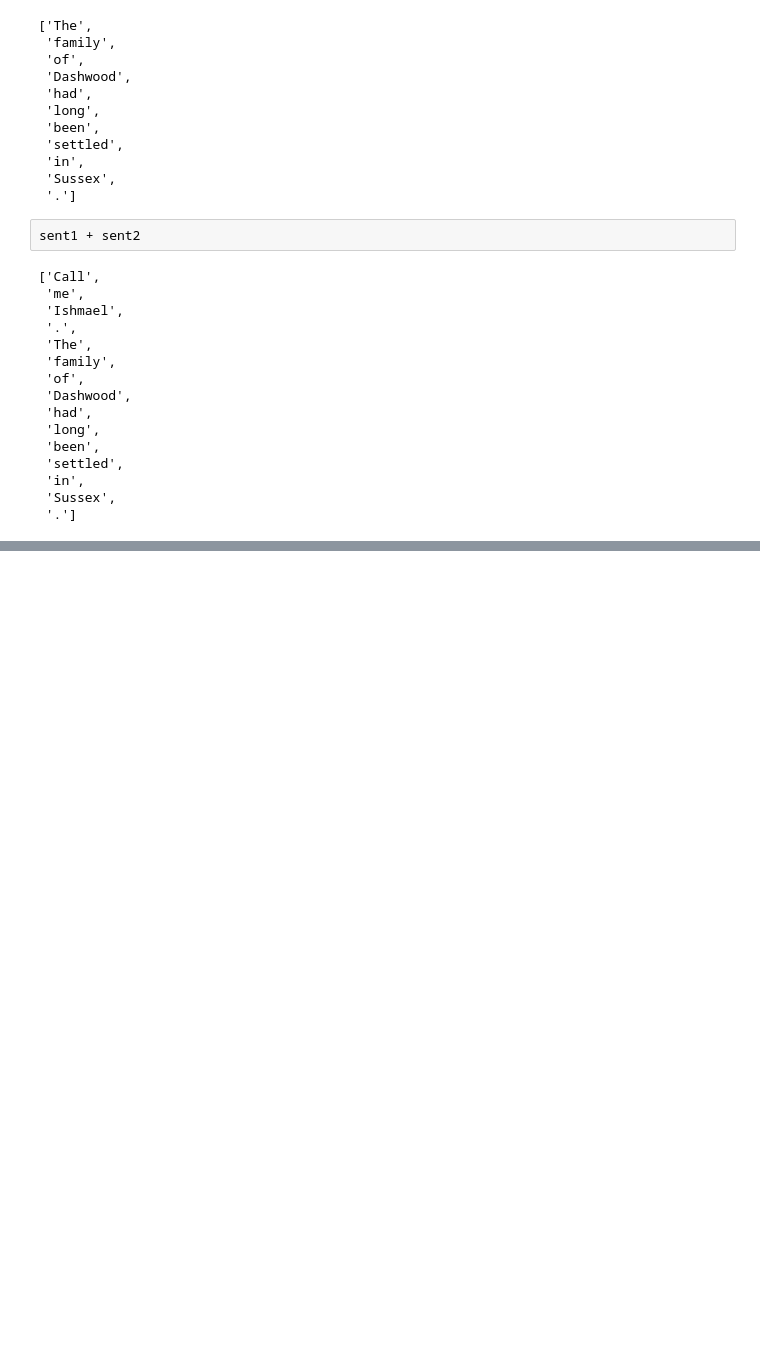
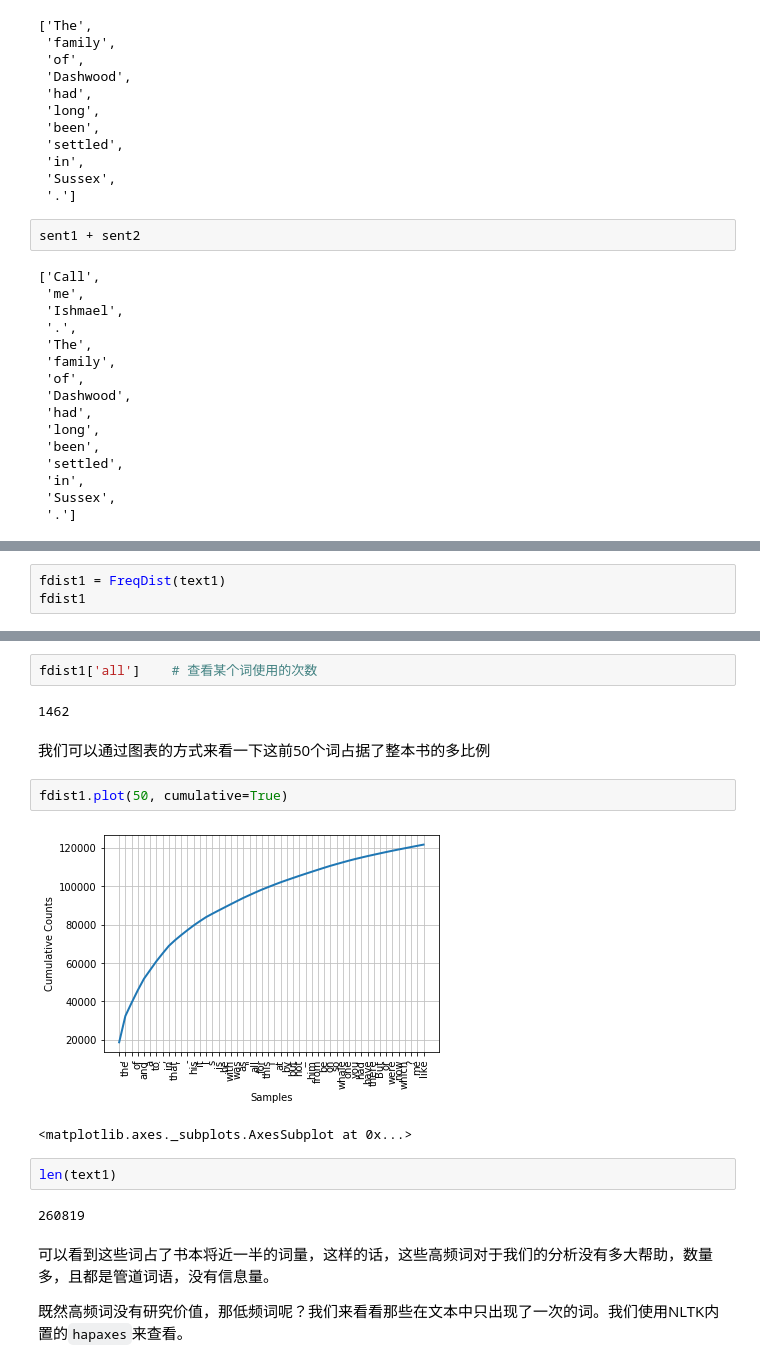
Before and after one commit to huaiyukeji/NLP_NLTK, a Jupyter notebook: NLTK-简单的文本数据集操作.ipynb, the cells around one changed output, grey strips where cells are left out. Saved outputs shown, nothing was run; the diff lists cells and outputs as text; blank space fills up the shorter version.

```diff
--- a/NLTK-简单的文本数据集操作.ipynb
+++ b/NLTK-简单的文本数据集操作.ipynb
@@ -202,0 +215,3 @@ sent1 + sent2
+# %%
+fdist1 = FreqDist(text1)
+fdist1
@@ -202,0 +245,19 @@ sent1 + sent2
+# %%
+fdist1['all']    # 查看某个词使用的次数
+# %% [output]
+1462
+# %% [markdown]
+我们可以通过图表的方式来看一下这前50个词占据了整本书的多比例
+# %%
+fdist1.plot(50, cumulative=True)
+# %% [output]
+[figure, added]
+<matplotlib.axes._subplots.AxesSubplot at 0x...>
+# %%
+len(text1)
+# %% [output]
+260819
+# %% [markdown]
+可以看到这些词占了书本将近一半的词量，这样的话，这些高频词对于我们的分析没有多大帮助，数量多，且都是管道词语，没有信息量。
+
+既然高频词没有研究价值，那低频词呢？我们来看看那些在文本中只出现了一次的词。我们使用NLTK内置的`hapaxes`来查看。
```
Also changed, not shown: parts of 24 cells of this notebook.
